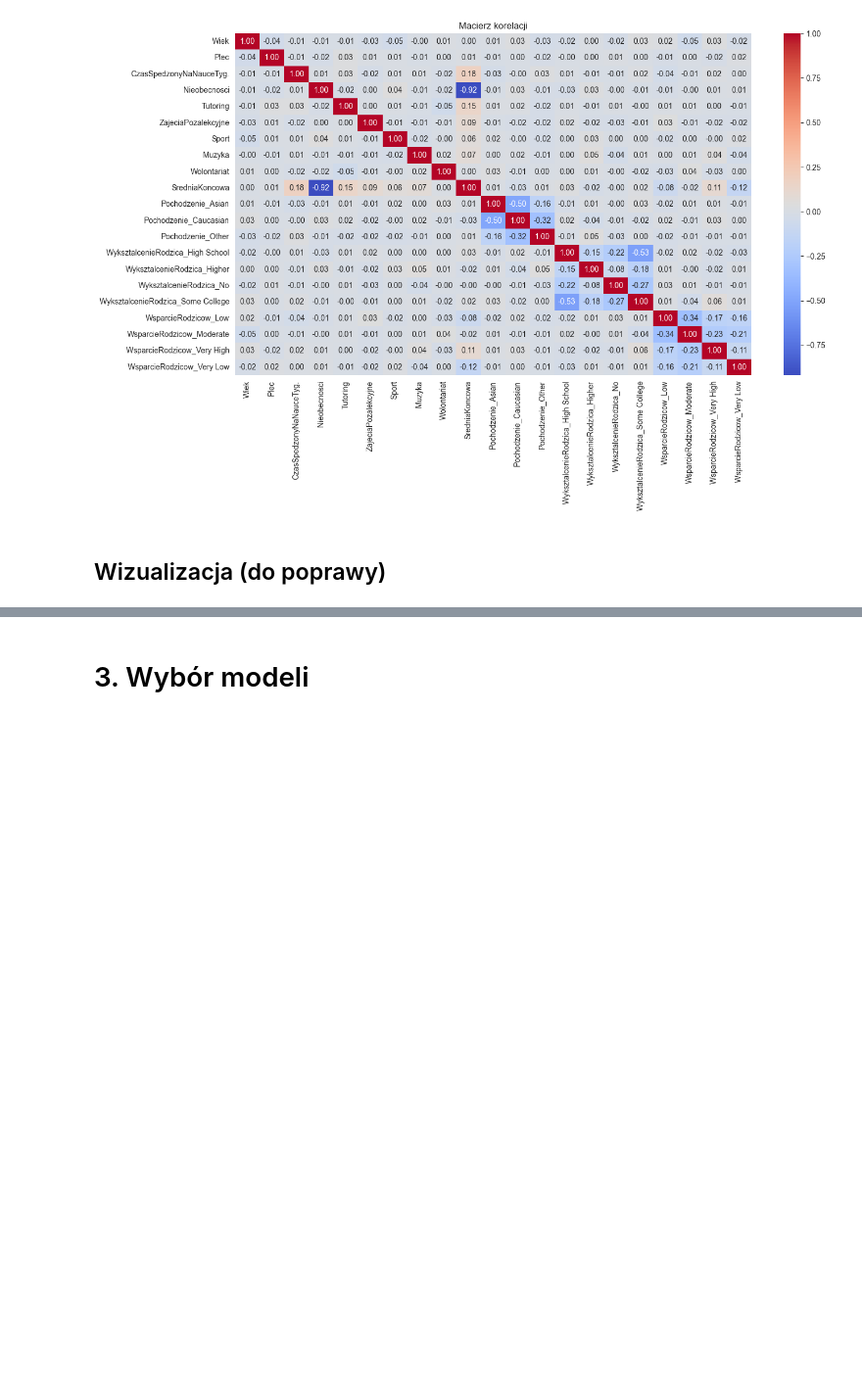
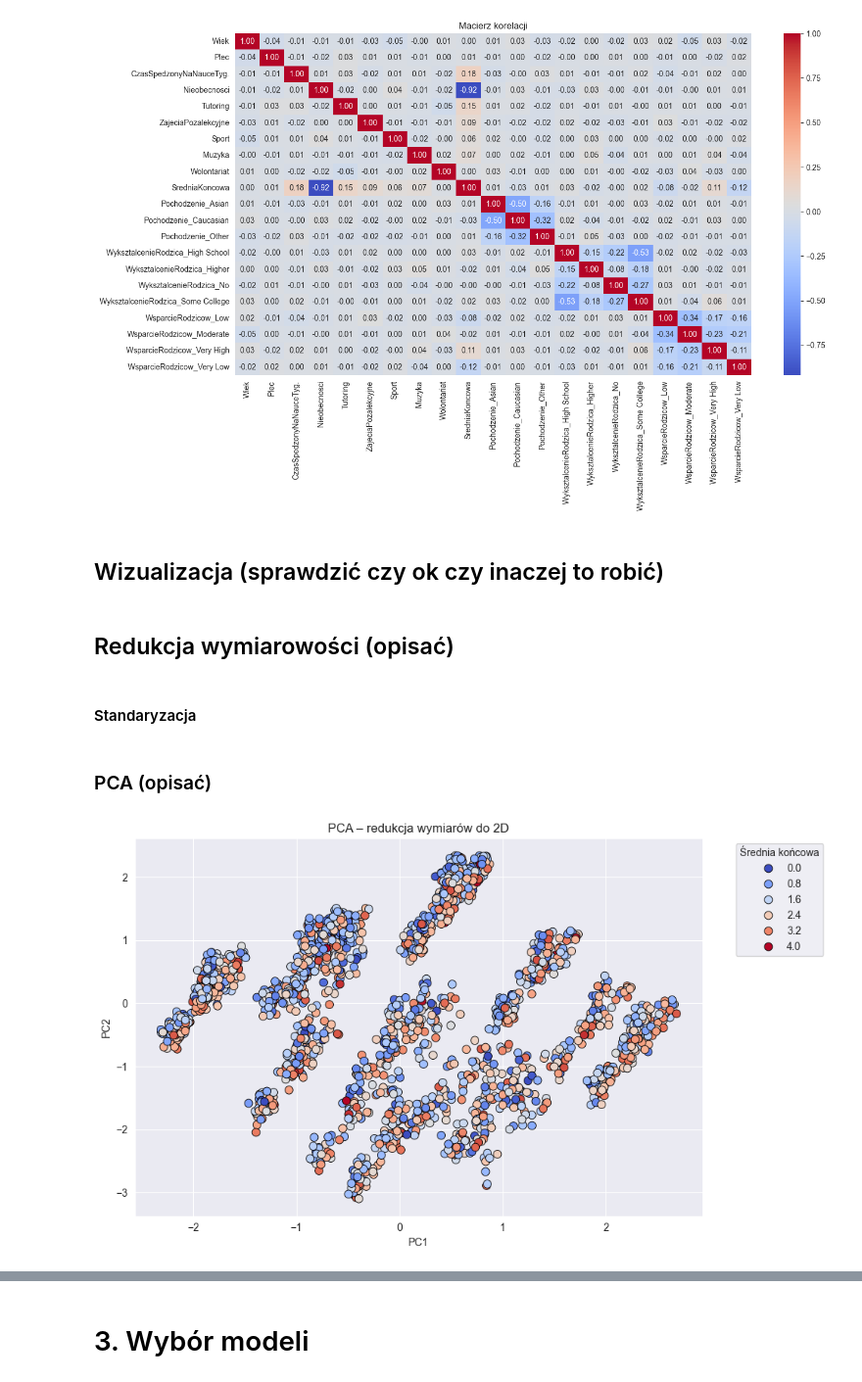
Before and after one commit to Polinez/MLClassProject, a Jupyter notebook: UM_Wandzel_Walus_Adamiak_Szymczyk.ipynb, the cells around one changed output, grey strips where cells are left out. Shown at 98% size. Drawn from its saved outputs; the diff is of its cells as text; code cells hidden in the pictures; blank space fills up the shorter version.

```diff
--- a/UM_Wandzel_Walus_Adamiak_Szymczyk.ipynb
+++ b/UM_Wandzel_Walus_Adamiak_Szymczyk.ipynb
@@ -205,4 +217,31 @@ plt.show()
 # %% [output]
 [figure]
 # %% [markdown]
-## Wizualizacja (do poprawy)
+## Wizualizacja (sprawdzić czy ok czy inaczej to robić)
+# %% [markdown]
+## Redukcja wymiarowości (opisać)
+# %% [markdown]
+#### Standaryzacja
+# %%
+#Potrzebna do PCA
+X = data.drop(columns=['SredniaKoncowa'])
+y = data['SredniaKoncowa']
+
+scaler = StandardScaler()
+X_scaled = scaler.fit_transform(X)
+# %% [markdown]
+### PCA (opisać)
+# %%
+pca = PCA(n_components=2)
+X_pca = pca.fit_transform(X_scaled)
+
+plt.figure(figsize=(10, 6))
+sns.scatterplot(x=X_pca[:,0], y=X_pca[:,1], hue=y, palette='coolwarm', s=60, edgecolor='k')
+plt.title('PCA – redukcja wymiarów do 2D')
+plt.xlabel('PC1')
+plt.ylabel('PC2')
+plt.legend(title='Średnia końcowa', bbox_to_anchor=(1.05, 1), loc='upper left')
+plt.tight_layout()
+plt.show()
+# %% [output]
+[figure, added]
```
Also changed, not shown: parts of 10 cells of this notebook.
